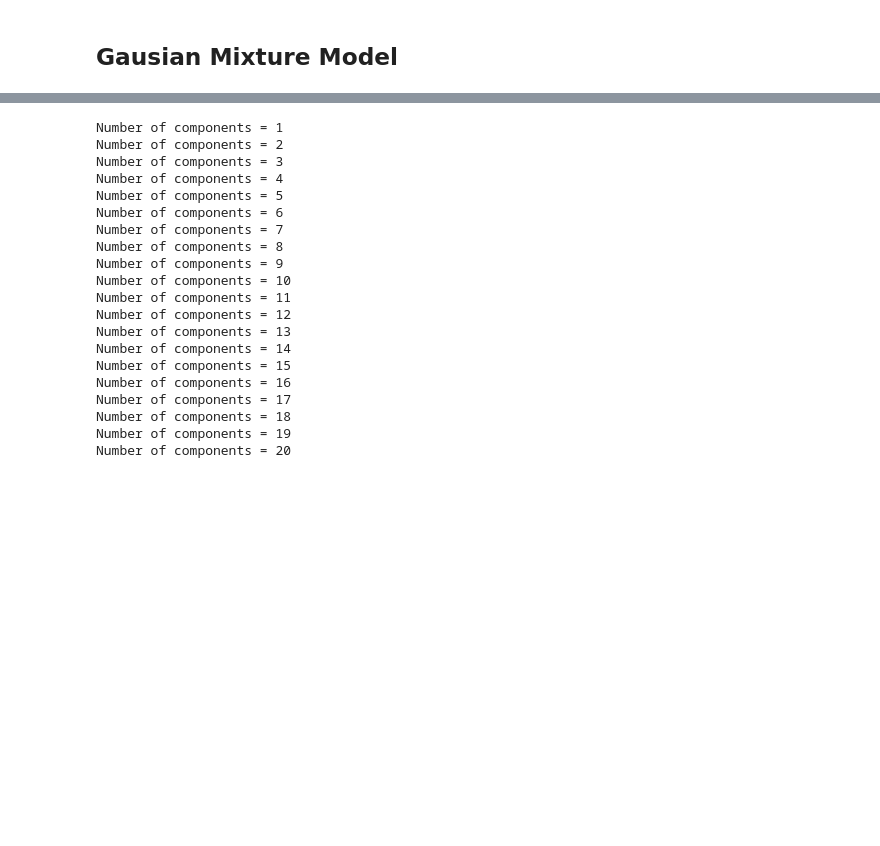
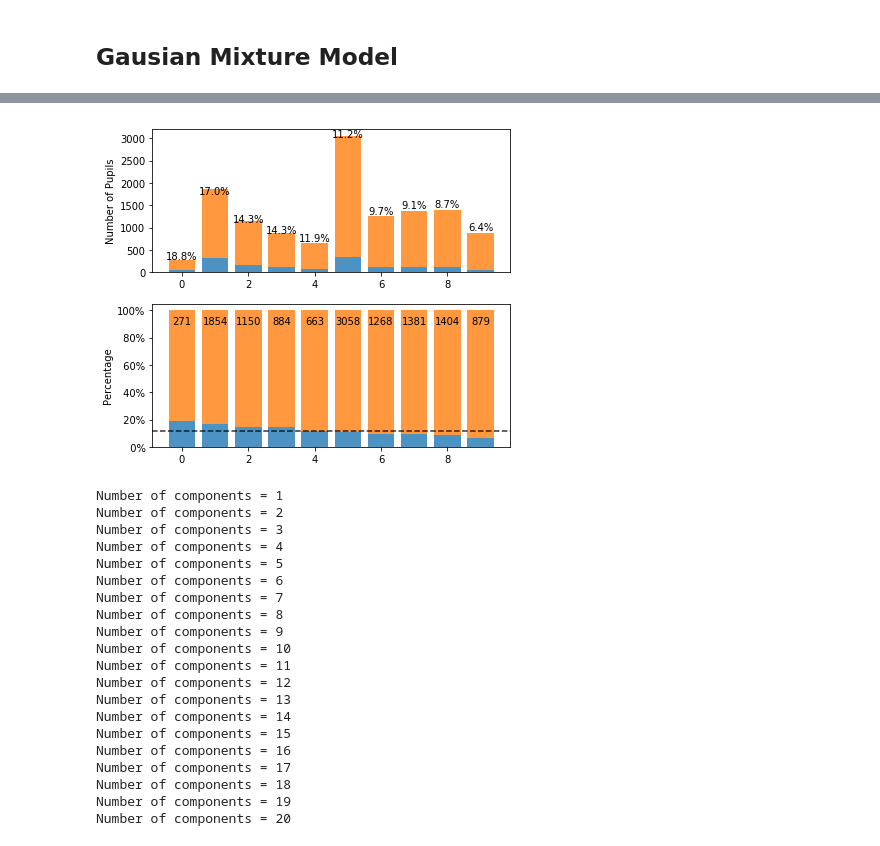
Before and after one commit to vicaws/Whizz, a Jupyter notebook: Code/Churn/Churn/NB_MixtureModel.ipynb, the cells around one changed output, grey strips where cells are left out. Cells and saved outputs as stored; diff of their text form; code cells hidden in the pictures; blank space fills up the shorter version.

```diff
--- a/Code/Churn/Churn/NB_MixtureModel.ipynb
+++ b/Code/Churn/Churn/NB_MixtureModel.ipynb
@@ -228,3 +218,47 @@ autolabel(rects, df_g.rate_churn.values)
+# %%
+def compute_predictionScore(expectations, prediction_list, n_components, criterion='deviation'):
+
+    map_score = {}
+
+    for trial, predictions in prediction_list.items():
+        num_pupil = []
+        num_churn = []
+
+        for i in range(0, n_components):
+            idx_pupils = np.where(predictions==i)[0]
+            if idx_pupils.size > 0: # remove empty groups
+                num_pupil.append(idx_pupils.shape[0])
+                num_churn.append(expectations[idx_pupils].sum())
+
+        df = pd.DataFrame({'num_pupil':num_pupil, 'num_churn':num_churn})
+        df = df.assign(rate_churn=df.num_churn/df.num_pupil)
+
+        if criterion == 'deviation':
+            score = (abs(df.rate_churn-base) * df.num_pupil).sum()
+        elif criterion == 'variance':
+            score = (((df.rate_churn-base) * df.num_pupil)**2).sum()
+        elif criterion == 'max_rate':
+            score = max(df.rate_churn-base)
+        elif criterion == 'max_number':
+            score = max((df.rate_churn-base)*df.num_pupil)
+        elif criterion == 'min_rate':
+            score = -min(df.rate_churn-base)
+        elif criterion == 'min_number':
+            score = -min((df.rate_churn-base)*df.num_pupil)
+        else:
+            raise IndexError(f'The input criterion \'{criterion}\' has not been defined yet!')
+
+        map_score[trial] = score
+
+    return map_score
+# %%
+map_score = compute_predictionScore(y, prediction_list, n_components, 'deviation')
+
+trial_ls = max(map_score, key=map_score.get)
+
+utility.plotlib.component_bar(y, prediction_list[trial_ls], n_components)
+# %% [output]
+[figure, added]
 # %%
 n_components = 20
 bic = []
```
Also changed, not shown: parts of 21 cells of this notebook, 10 other files.
